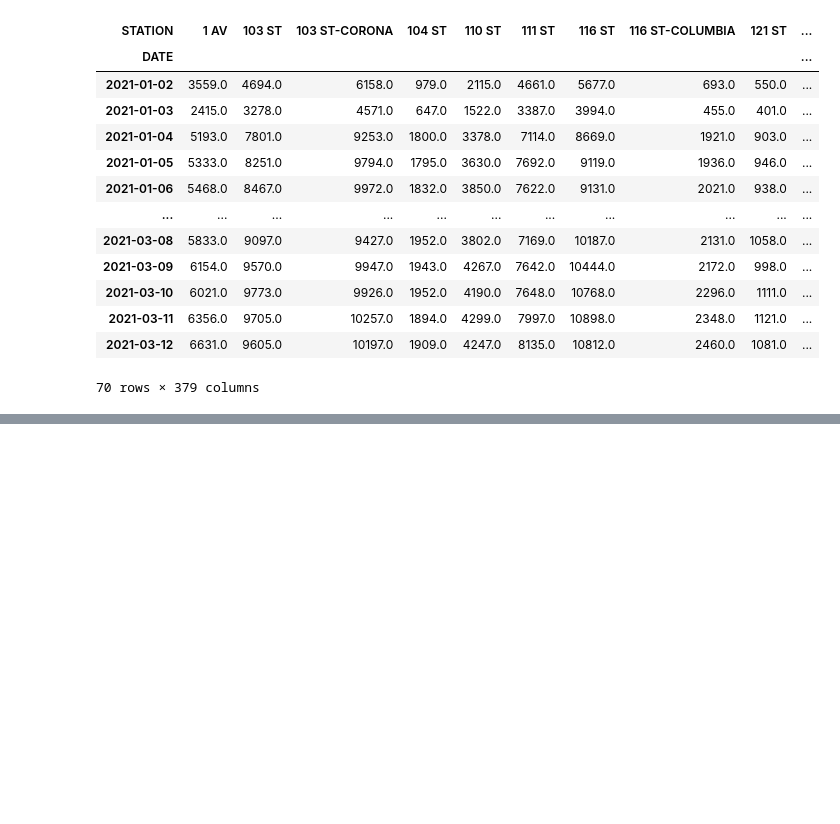
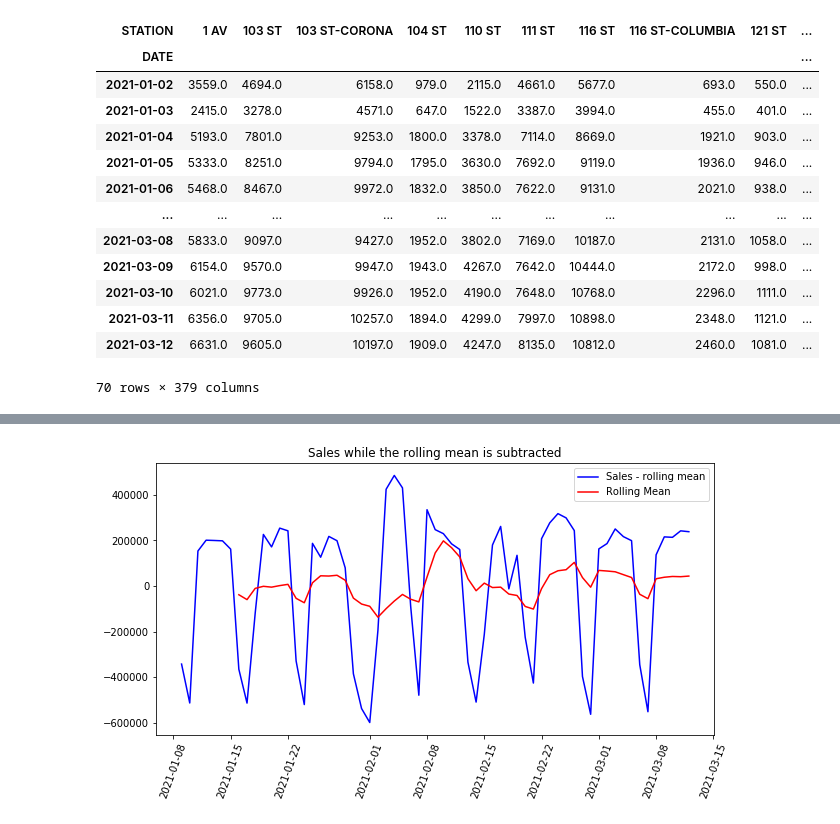
Before and after one commit to justinm0rgan/mta-turnstile-covid, a Jupyter notebook: modeling.ipynb, the cells around one changed output, grey strips where cells are left out. Saved outputs shown, nothing was run; the diff lists cells and outputs as text; code cells hidden in the pictures; blank space fills up the shorter version.

```diff
--- a/modeling.ipynb
+++ b/modeling.ipynb
@@ -37,0 +78,5 @@ df
+# %%
+# Subtract the moving average from the original data
+roll_mean = df["TOTAL"].rolling(window=8, center=False).mean()
+data_minus_roll_mean = df["TOTAL"] - roll_mean
+data_minus_roll_mean.head(15)
@@ -37,0 +101,16 @@ df
+# %%
+# Drop the missing values from time series calculated above
+data_minus_roll_mean.dropna(inplace=True)
+# %%
+roll_mean = data_minus_roll_mean.rolling(window=8, center=False).mean()
+
+plt.figure(figsize=(10,5));
+plt.plot(data_minus_roll_mean, color='blue',label='Sales - rolling mean')
+plt.plot(roll_mean, color='red', label='Rolling Mean')
+plt.legend(loc='best')
+plt.title('Sales while the rolling mean is subtracted')
+
+ax.set(xticks=[x for x in df.index.values if df.index.get_loc(x)%5==0]);
+plt.xticks(rotation=70);
+# %% [output]
+[figure, added]
```
Also changed, not shown: parts of 9 cells of this notebook, 1 other file.
